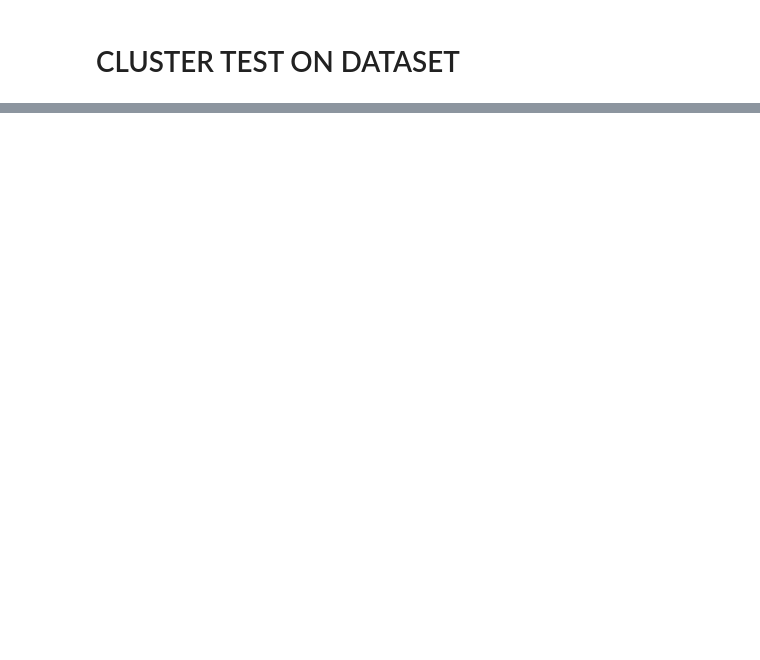
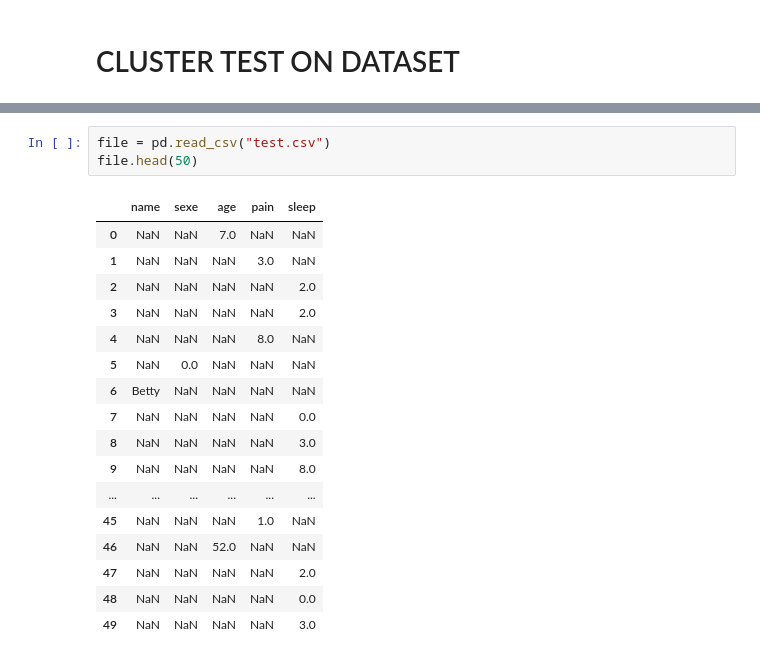
Before and after one commit to jules20022000/Notebook-Atreon, a Jupyter notebook: Notebook for AI.ipynb, the cells around one changed output, grey strips where cells are left out. Drawn from its saved outputs; the diff is of its cells as text; blank space fills up the shorter version.

Commit message:
algo simple test

```diff
--- a/Notebook for AI.ipynb
+++ b/Notebook for AI.ipynb
@@ -124,2 +174,23 @@ file.head(10)
+# %%
+file = pd.read_csv("test.csv")
+file.head(50)
+# %% [output]
+|  | name | sexe | age | pain | sleep |
+| 0 | NaN | NaN | 7.0 | NaN | NaN |
+| 1 | NaN | NaN | NaN | 3.0 | NaN |
+| 2 | NaN | NaN | NaN | NaN | 2.0 |
+| 3 | NaN | NaN | NaN | NaN | 2.0 |
+| 4 | NaN | NaN | NaN | 8.0 | NaN |
+| 5 | NaN | 0.0 | NaN | NaN | NaN |
+| 6 | Betty | NaN | NaN | NaN | NaN |
+| 7 | NaN | NaN | NaN | NaN | 0.0 |
+| 8 | NaN | NaN | NaN | NaN | 3.0 |
+| 9 | NaN | NaN | NaN | NaN | 8.0 |
+| ... | ... | ... | ... | ... | ... |
+| 45 | NaN | NaN | NaN | 1.0 | NaN |
+| 46 | NaN | NaN | 52.0 | NaN | NaN |
+| 47 | NaN | NaN | NaN | NaN | 2.0 |
+| 48 | NaN | NaN | NaN | NaN | 0.0 |
+| 49 | NaN | NaN | NaN | NaN | 3.0 |
 # %%
 file.info()
```
Also changed, not shown: parts of 6 cells of this notebook, 1 other file.
